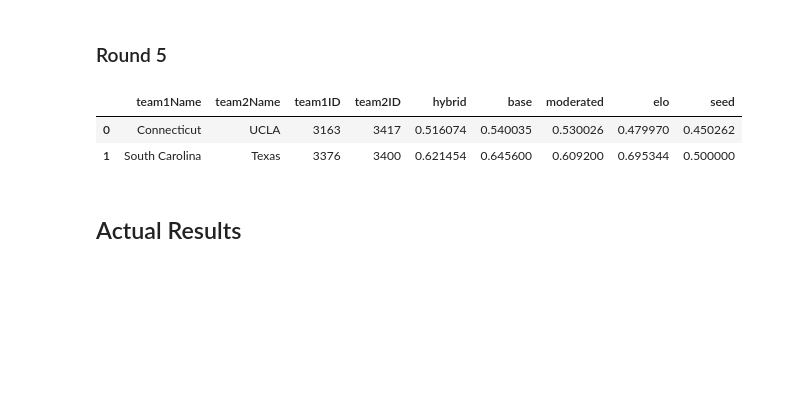
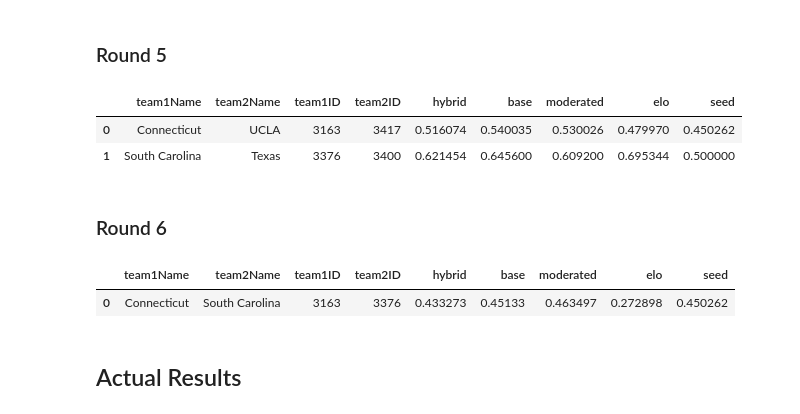
Before and after one commit to nwbvt/marchmadness2025, a Jupyter notebook: MarchMadness.ipynb, the cells around one changed output. Saved outputs shown, nothing was run; the diff lists cells and outputs as text; code cells hidden in the pictures; blank space fills up the shorter version.

```diff
--- a/MarchMadness.ipynb
+++ b/MarchMadness.ipynb
@@ -794,6 +758,14 @@ model.gen_round_df(dataset, womens_round_5, models)
 |  | team1Name | team2Name | team1ID | team2ID | hybrid | base | moderated | elo | seed |
 | 0 | Connecticut | UCLA | 3163 | 3417 | 0.516074 | 0.540035 | 0.530026 | 0.479970 | 0.450262 |
 | 1 | South Carolina | Texas | 3376 | 3400 | 0.621454 | 0.645600 | 0.609200 | 0.695344 | 0.500000 |
+# %% [markdown]
+### Round 6
+# %%
+womens_round_6 = [[3163, 3376, 'W']]
+model.gen_round_df(dataset, womens_round_6, models)
+# %% [output]
+|  | team1Name | team2Name | team1ID | team2ID | hybrid | base | moderated | elo | seed |
+| 0 | Connecticut | South Carolina | 3163 | 3376 | 0.433273 | 0.45133 | 0.463497 | 0.272898 | 0.450262 |
 # %% [markdown]
 ## Actual Results
 # %%
```
Also changed, not shown: parts of 12 cells of this notebook.
